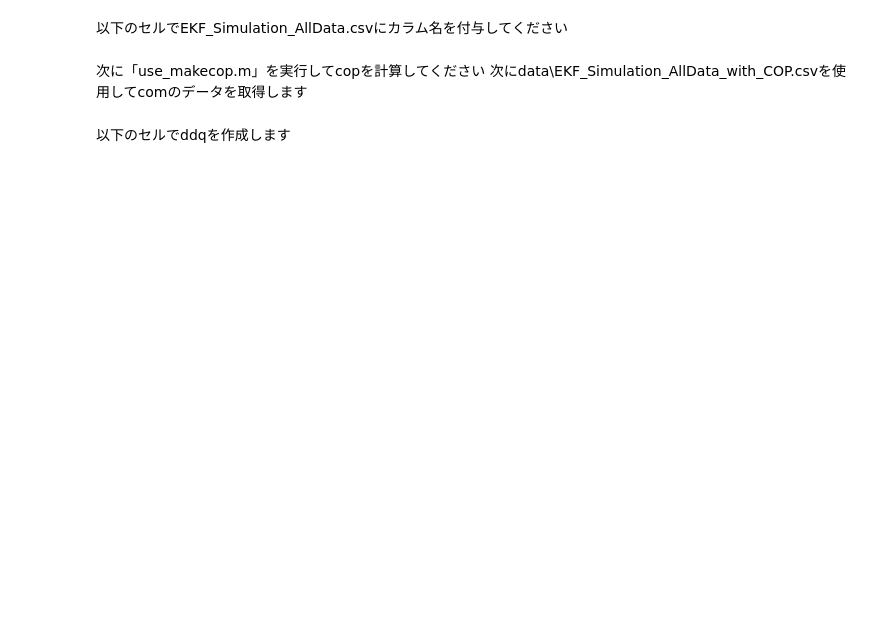
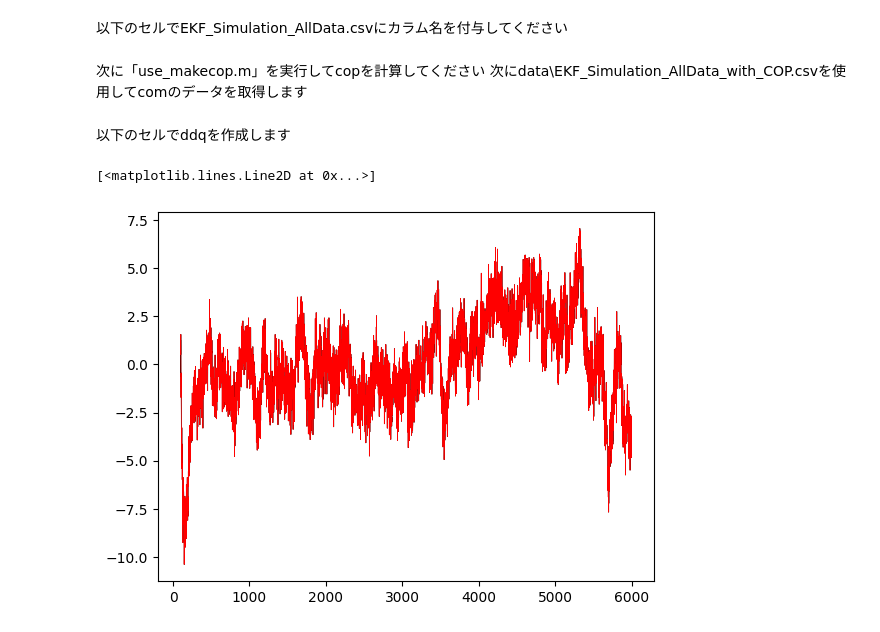
Before and after one commit to dalmatian-jp/MPC_donuts, a Jupyter notebook: data_analing.ipynb, the cells around one changed output. Saved outputs shown, nothing was run; the diff lists cells and outputs as text; code cells hidden in the pictures; blank space fills up the shorter version.

```diff
--- a/data_analing.ipynb
+++ b/data_analing.ipynb
@@ -148,0 +218,6 @@ df['ddq2_s_true'] = df_dxdt['ddq2']
+# %%
+plt.plot(df.index[100:], df['u2_s'][100:], label='u1_s',color="black",linewidth=0.5)
+plt.plot(df.index[100:], df['NET_torque2'][100:], label='u1_l',color="r",linewidth=0.5)
+# %% [output]
+[<matplotlib.lines.Line2D at 0x...>]
+[figure, added]
```
Also changed, not shown: parts of 17 cells of this notebook, 4 other files.
